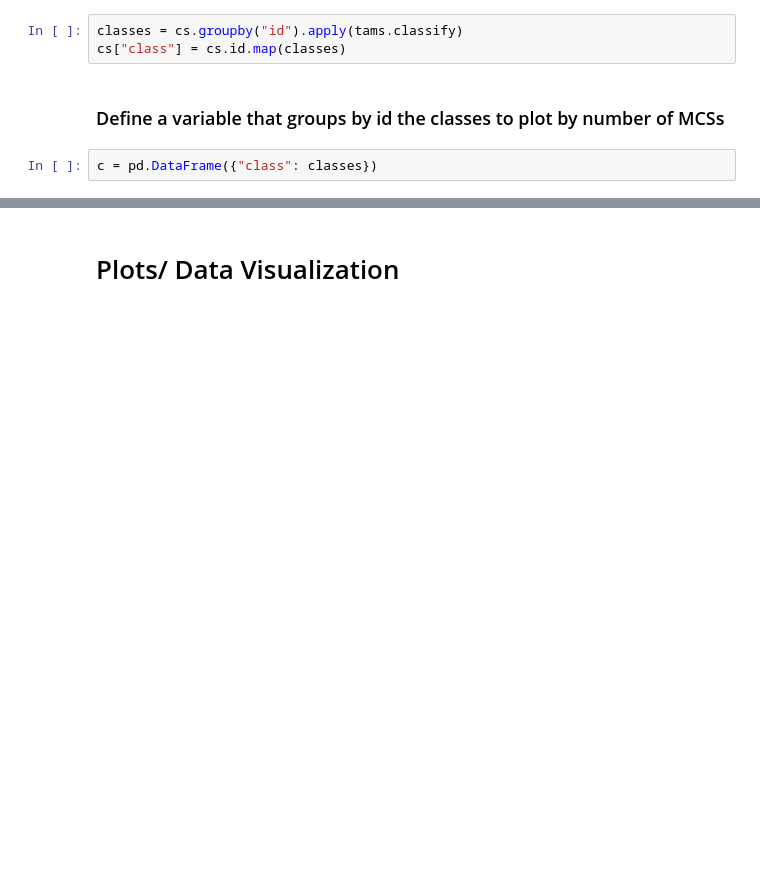
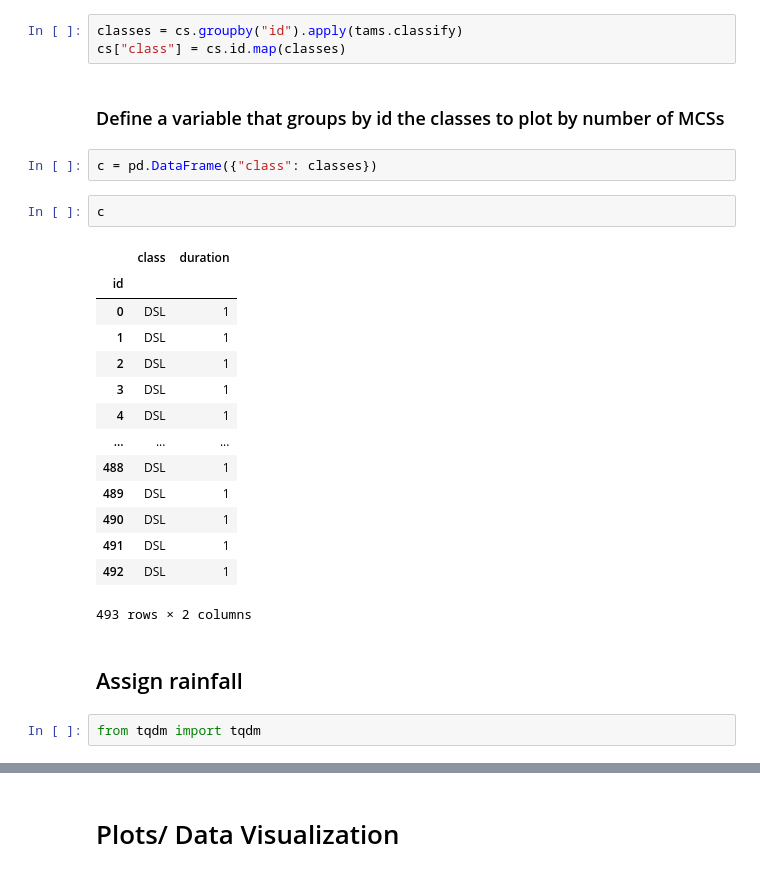
Before and after one commit to knubez/TAMS, a Jupyter notebook: TAMS_plots.ipynb, the cells around one changed output, grey strips where cells are left out. Cells and saved outputs as stored; diff of their text form; blank space fills up the shorter version.

```diff
--- a/TAMS_plots.ipynb
+++ b/TAMS_plots.ipynb
@@ -88,3 +88,24 @@ cs["class"] = cs.id.map(classes)
 ### Define a variable that groups by id the classes to plot by number of MCSs
 # %%
 c = pd.DataFrame({"class": classes})
+# %%
+c
+# %% [output]
+|  | class | duration |
+| id |  |  |
+| 0 | DSL | 1 |
+| 1 | DSL | 1 |
+| 2 | DSL | 1 |
+| 3 | DSL | 1 |
+| 4 | DSL | 1 |
+| ... | ... | ... |
+| 488 | DSL | 1 |
+| 489 | DSL | 1 |
+| 490 | DSL | 1 |
+| 491 | DSL | 1 |
+| 492 | DSL | 1 |
+493 rows × 2 columns
+# %% [markdown]
+## Assign rainfall
+# %%
+from tqdm import tqdm
```
Also changed, not shown: parts of 12 cells of this notebook.
